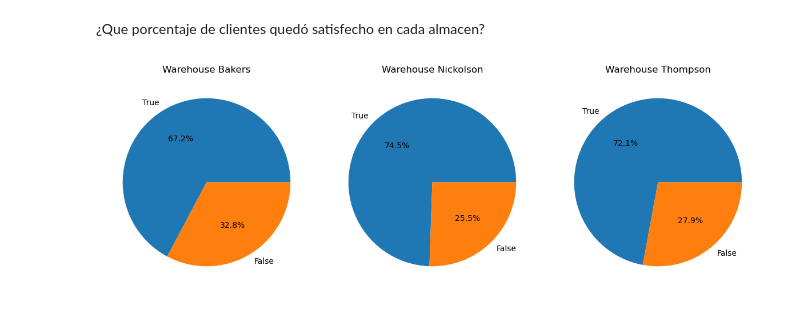
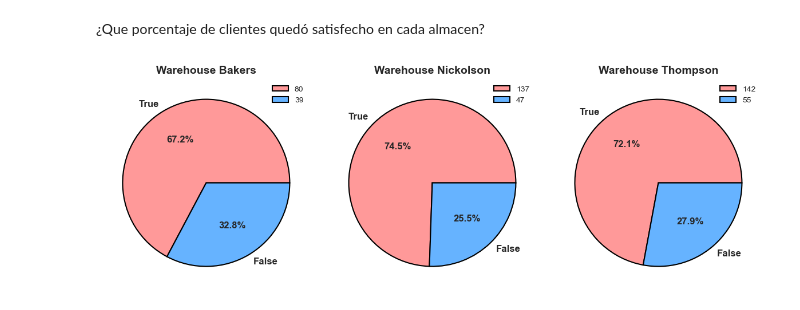
Before and after one commit to Dowhyj32/EDA, a Jupyter notebook: clean_data.ipynb, the cells around one changed output. Drawn from its saved outputs; the diff is of its cells as text; code cells hidden in the pictures.

```diff
--- a/clean_data.ipynb
+++ b/clean_data.ipynb
@@ -44,16 +37,0 @@ x1
-# %%
-lis = []    #Aca guardaré los valores de 'order_total' bien calculados
-
-for i in range(0,len(d['order_price'])):
-    if d['coupon_discount'][i]!=0:
-        price = (d['order_price'][i] + d['delivery_charges'][i])*(1-(d['coupon_discount'][i]/100))
-        final_price = np.round(price,2)
-        lis.append(final_price)
-
-    else:
-        price = d['order_price'][i] + d['delivery_charges'][i]
-        final_price = np.round(price,2)
-        lis.append(final_price)
-
-print(f'Itmems in list: {len(lis)}')    #Chequeo que no me haya faltado ninguna fila
-d['order_total'] = pd.Series(lis)       #Convierto la lista en una serie para luego incorporar los valores a la columna
@@ -220,14 +233,17 @@ plt.show()
 # %%
 # Crea gráficos separados
 fig, axes = plt.subplots(1, 3, figsize=(12, 4))  # 1 fila, 3 columnas
 
 for ax, (warehouse, group) in zip(axes, d.groupby('nearest_warehouse')):
     count_review = group['is_happy_customer'].value_counts()
 
-    ax.pie(count_review, labels=count_review.index, autopct="%0.1f%%")
-    ax.set_title(f'Warehouse {warehouse}')
+    ax.pie(count_review, labels=count_review.index, autopct="%0.1f%%", wedgeprops={'edgecolor': 'black', 'linewidth': 1.5},
+        textprops={'fontsize': 12, 'fontweight': 'bold'},colors=colors)
+    ax.set_title(f'Warehouse {warehouse}', fontsize=14, fontweight='bold')
+    ax.legend(count_review)
+
 
 plt.tight_layout()
 plt.show()
 # %% [output]
-[figure, old version]
+[figure, new version]
```
Also changed, not shown: parts of 19 cells of this notebook.
